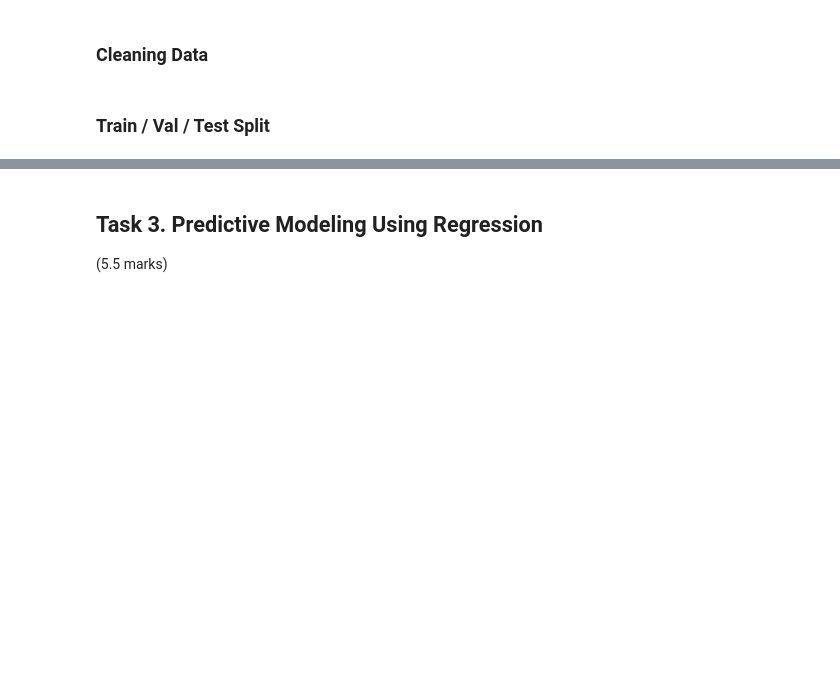
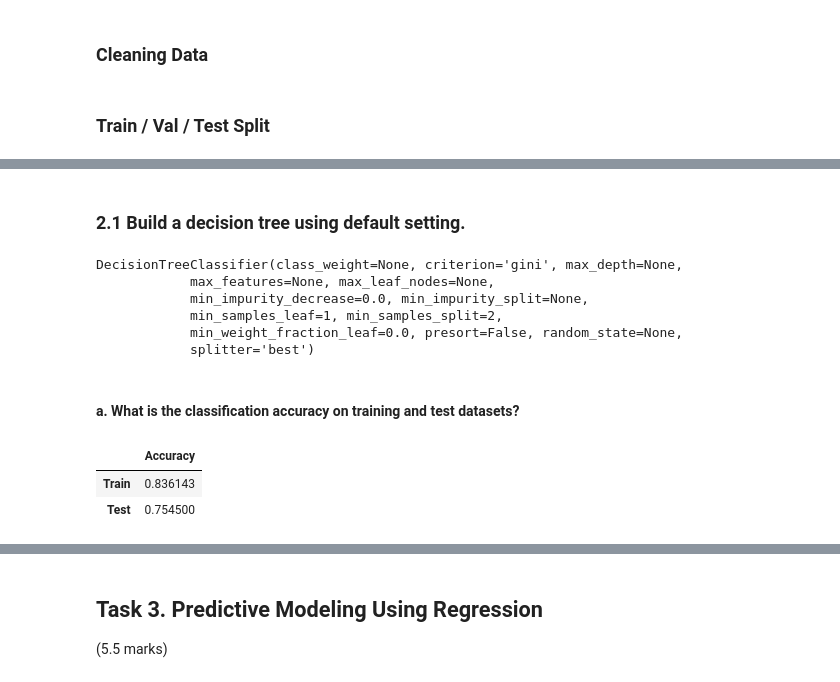
Before and after one commit to ChristopherAyling/CAB330_A1, a Jupyter notebook: CAB330 Case Study 1.ipynb, the cells around one changed output, grey strips where cells are left out. Cells and saved outputs as stored; diff of their text form; code cells hidden in the pictures; blank space fills up the shorter version.

```diff
--- a/CAB330 Case Study 1.ipynb
+++ b/CAB330 Case Study 1.ipynb
@@ -114,0 +164,29 @@ train_test_split()
+# %% [markdown]
+### 2.1 Build a decision tree using default setting.
+# %%
+features = ['AGE', 'BILL']
+
+X = np.column_stack([organics[feature] for feature in features])
+
+y = np.array(organics['ORGYN'])
+
+Xtr, Xte, ytr, yte = train_test_split(X, y)
+# %%
+dt = DecisionTreeClassifier()
+# %%
+dt.fit(Xtr, ytr)
+# %% [output]
+DecisionTreeClassifier(class_weight=None, criterion='gini', max_depth=None,
+            max_features=None, max_leaf_nodes=None,
+            min_impurity_decrease=0.0, min_impurity_split=None,
+            min_samples_leaf=1, min_samples_split=2,
+            min_weight_fraction_leaf=0.0, presort=False, random_state=None,
+            splitter='best')
+# %% [markdown]
+#### a. What is the classification accuracy on training and test datasets?
+# %%
+pd.DataFrame([dt.score(Xtr, ytr), dt.score(Xte, yte)], columns=['Accuracy'], index=['Train', 'Test'])
+# %% [output]
+|  | Accuracy |
+| Train | 0.836143 |
+| Test | 0.754500 |
```
Also changed, not shown: parts of 53 cells of this notebook, 2 other files.
